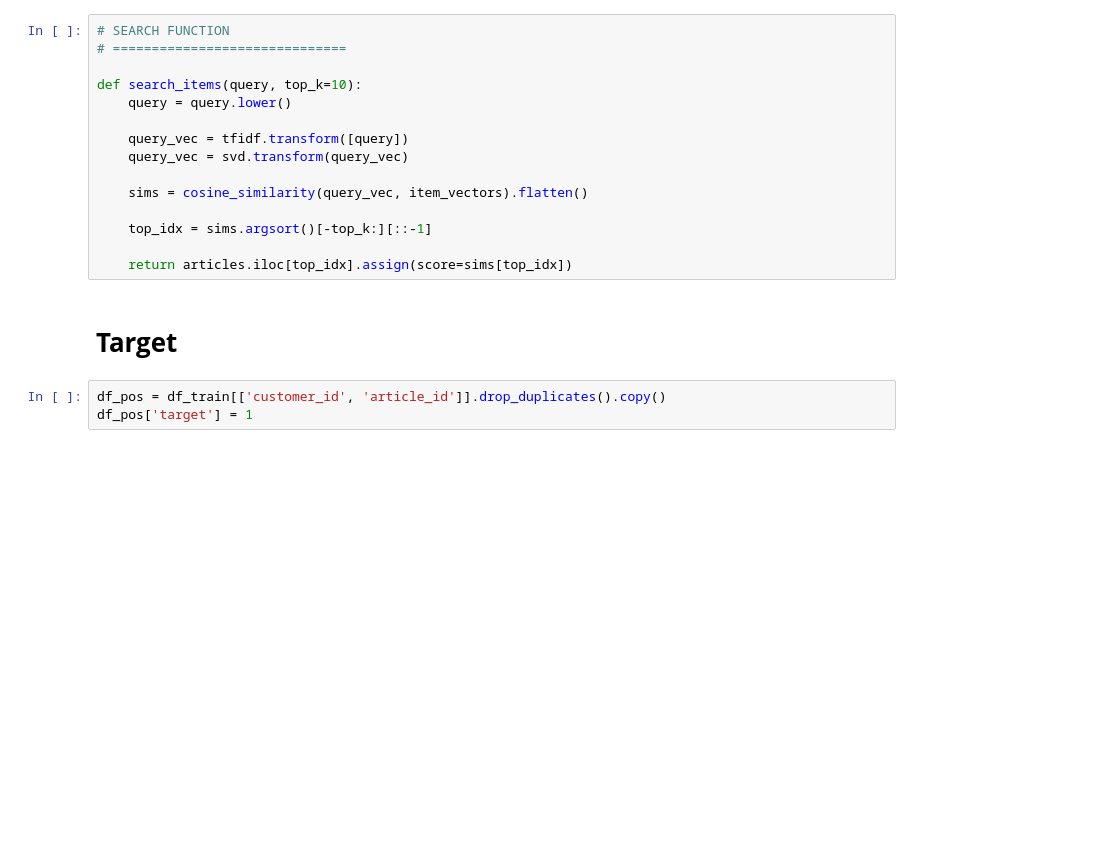
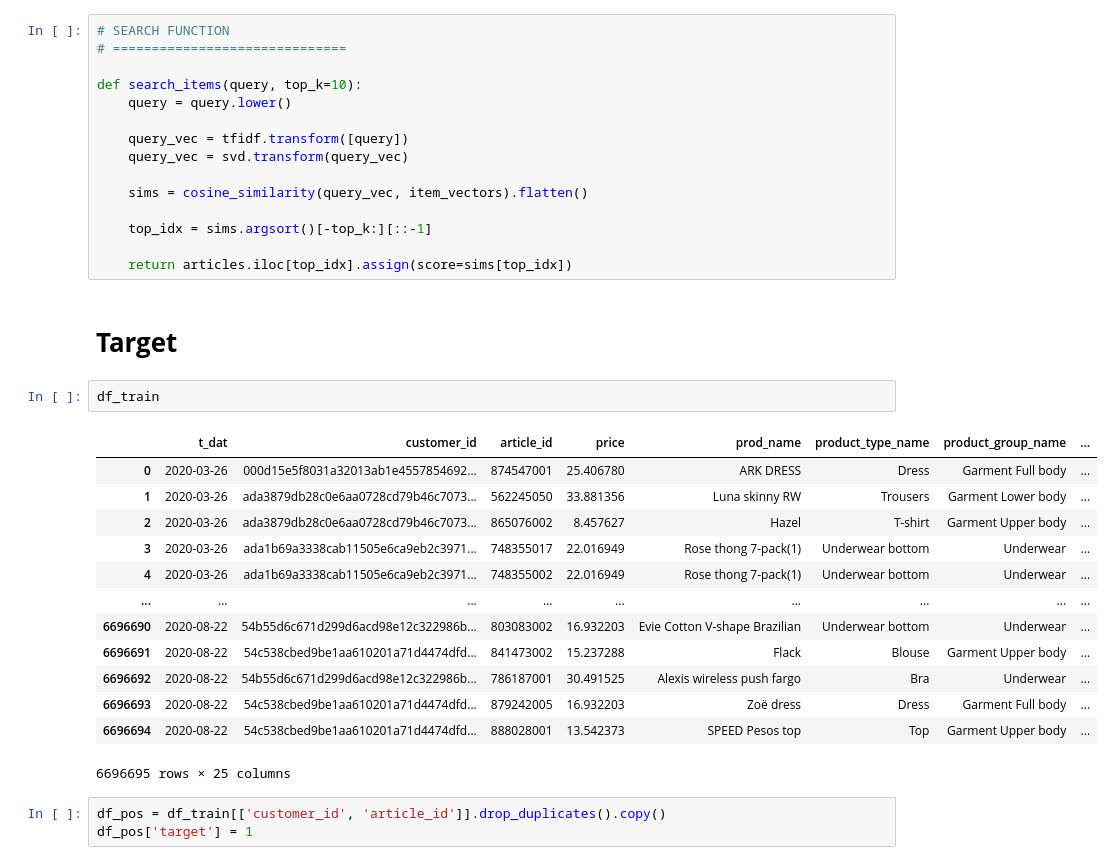
Before and after one commit to MinhGioChai/PowerBI-Final, a Jupyter notebook: Allwedid.ipynb, the cells around one changed output. Cells and saved outputs as stored; diff of their text form; blank space fills up the shorter version.

```diff
--- a/Allwedid.ipynb
+++ b/Allwedid.ipynb
@@ -968,6 +968,22 @@ def search_items(query, top_k=10):
     return articles.iloc[top_idx].assign(score=sims[top_idx])
 # %% [markdown]
 # **Target**
+# %%
+df_train
+# %% [output]
+|  | t_dat | customer_id | article_id | price | prod_name | product_type_name | product_group_name | ... |
+| 0 | 2020-03-26 | 000d15e5f8031a32013ab1e4557854692... | 874547001 | 25.406780 | ARK DRESS | Dress | Garment Full body | ... |
+| 1 | 2020-03-26 | ada3879db28c0e6aa0728cd79b46c7073... | 562245050 | 33.881356 | Luna skinny RW | Trousers | Garment Lower body | ... |
+| 2 | 2020-03-26 | ada3879db28c0e6aa0728cd79b46c7073... | 865076002 | 8.457627 | Hazel | T-shirt | Garment Upper body | ... |
+| 3 | 2020-03-26 | ada1b69a3338cab11505e6ca9eb2c3971... | 748355017 | 22.016949 | Rose thong 7-pack(1) | Underwear bottom | Underwear | ... |
+| 4 | 2020-03-26 | ada1b69a3338cab11505e6ca9eb2c3971... | 748355002 | 22.016949 | Rose thong 7-pack(1) | Underwear bottom | Underwear | ... |
+| ... | ... | ... | ... | ... | ... | ... | ... | ... |
+| 6696690 | 2020-08-22 | 54b55d6c671d299d6acd98e12c322986b... | 803083002 | 16.932203 | Evie Cotton V-shape Brazilian | Underwear bottom | Underwear | ... |
+| 6696691 | 2020-08-22 | 54c538cbed9be1aa610201a71d4474dfd... | 841473002 | 15.237288 | Flack | Blouse | Garment Upper body | ... |
+| 6696692 | 2020-08-22 | 54b55d6c671d299d6acd98e12c322986b... | 786187001 | 30.491525 | Alexis wireless push fargo | Bra | Underwear | ... |
+| 6696693 | 2020-08-22 | 54c538cbed9be1aa610201a71d4474dfd... | 879242005 | 16.932203 | Zoë dress | Dress | Garment Full body | ... |
+| 6696694 | 2020-08-22 | 54c538cbed9be1aa610201a71d4474dfd... | 888028001 | 13.542373 | SPEED Pesos top | Top | Garment Upper body | ... |
+6696695 rows × 25 columns
 # %%
 df_pos = df_train[['customer_id', 'article_id']].drop_duplicates().copy()
 df_pos['target'] = 1
```
Also changed, not shown: parts of 13 cells of this notebook.
